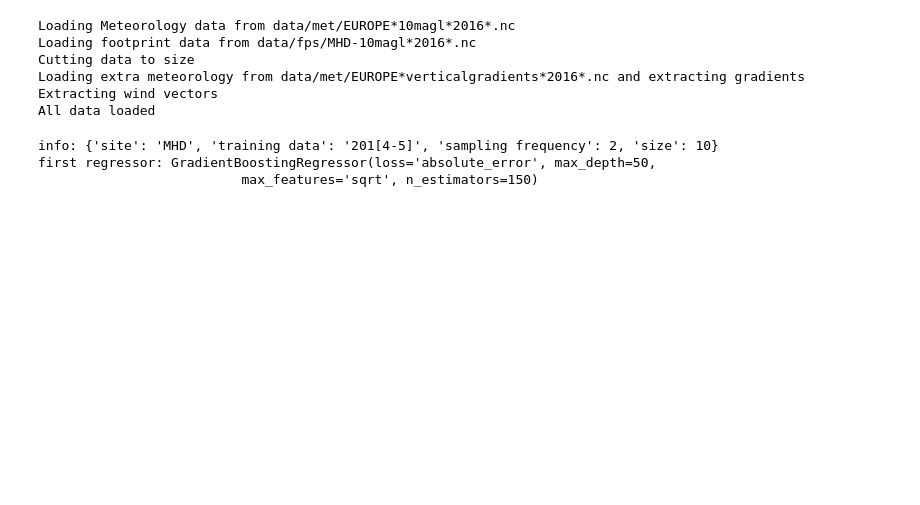
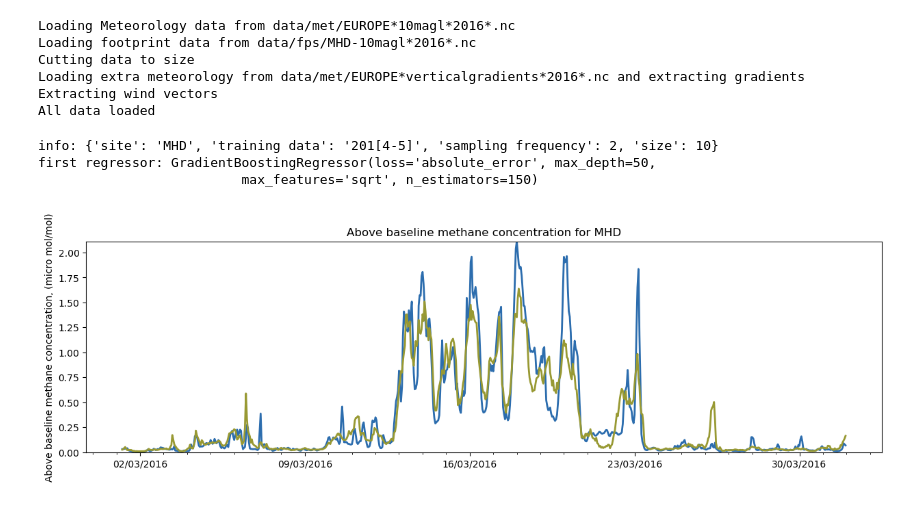
Before and after one commit to elenafillo/LPDM-emulation-trees, a Jupyter notebook: guide.ipynb, the cells around one changed output. Drawn from its saved outputs; the diff is of its cells as text; code cells hidden in the pictures; blank space fills up the shorter version.

Commit message:
Added predicting capabilities and some plotting

```diff
--- a/guide.ipynb
+++ b/guide.ipynb
@@ -36,3 +45,15 @@ inputs = get_all_inputs(vars_with_past, 6, vars_without_past)
 fluxes_og = xr.open_dataset("data/fluxes/ch4_EUROPE_2016_EDGARv6_regridded.nc")
 fluxes = fluxes_og.sel(lat=data.fp_lats, lon= data.fp_lons, method="nearest")
 fluxes = fluxes.flux.values
+# %%
+## make predictions using the trained model and the new data
+## predictions is a class that contains the real and emulated footprints under
+## predictions.truths and predictions.predictions, of shape (n_footprints, n_regressors each)
+predictions = MakePredictions(clfs, data, inputs, hours_before)
+true_flux, pred_flux = predictions.predict_fluxes(fluxes)
+# %%
+## plot above baseline mole fraction
+month = 3 # March
+plot_flux(predictions, data, month)
+# %% [output]
+[figure, added]
```
Also changed, not shown: parts of 4 cells of this notebook, 3 other files.
